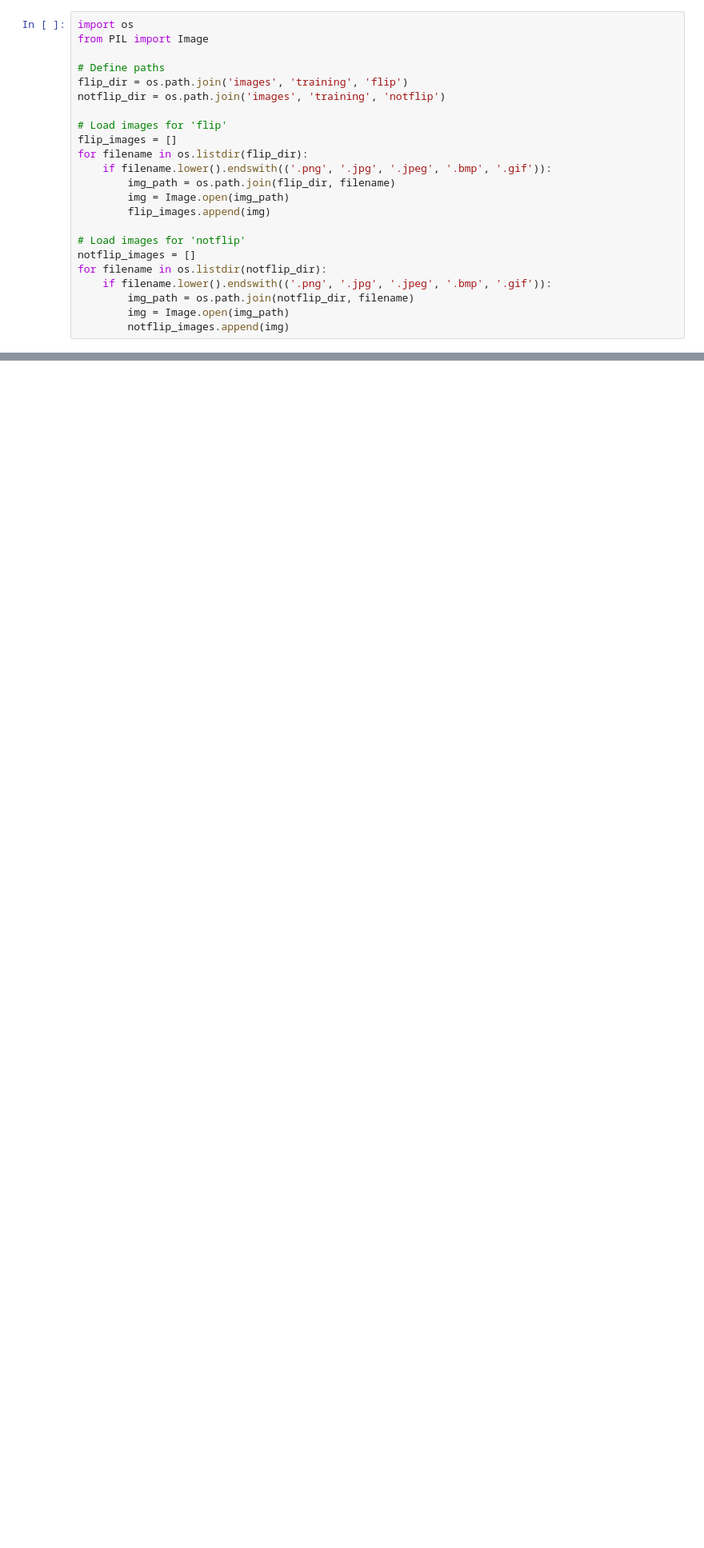
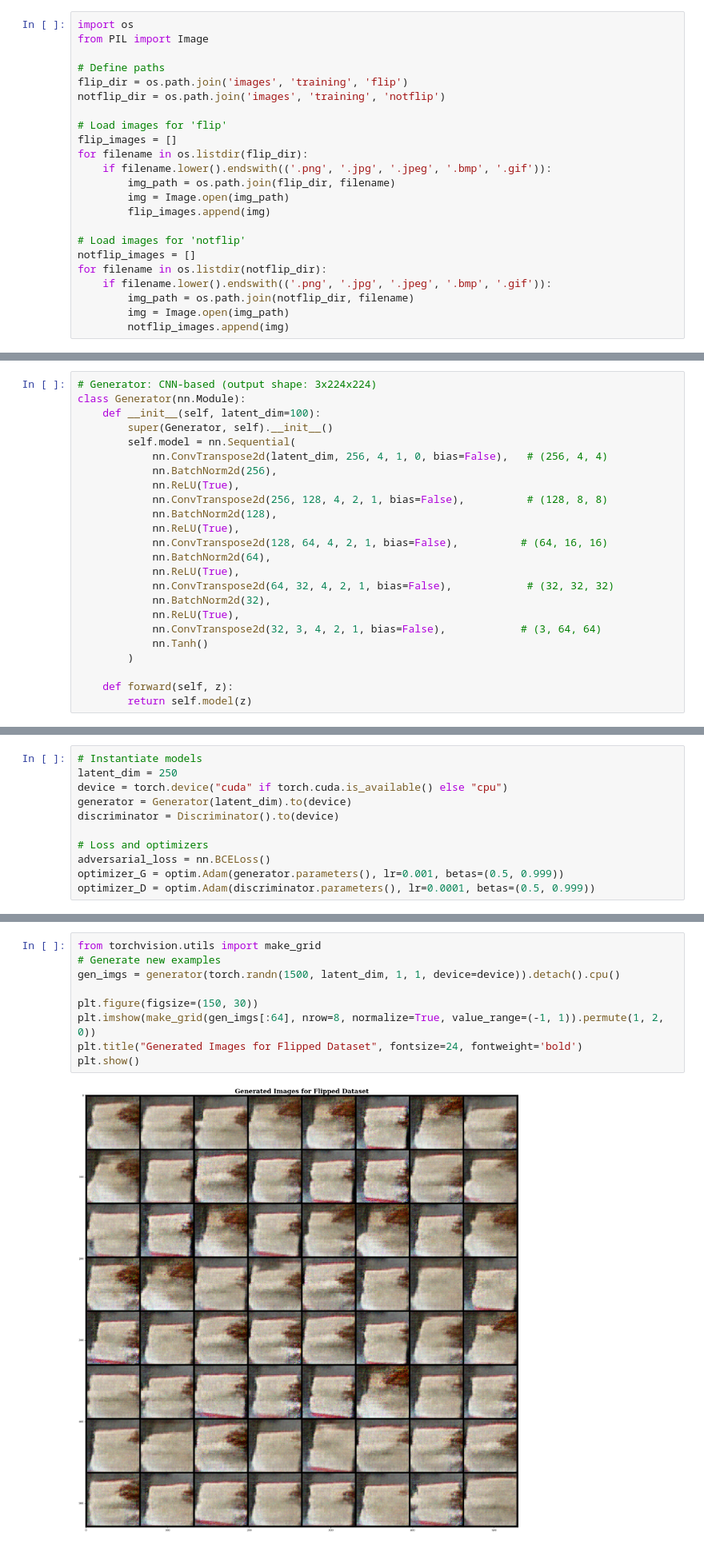
Before and after one commit to SamarpanChakraborty97/ML-Projects, a Jupyter notebook: Project4/monReader_exploration.ipynb, the cells around one changed output, grey strips where cells are left out. Shown at 80% size. Saved outputs shown, nothing was run; the diff lists cells and outputs as text; blank space fills up the shorter version.

```diff
--- a/Project4/monReader_exploration.ipynb
+++ b/Project4/monReader_exploration.ipynb
@@ -303,0 +207,24 @@ visualize_feature_maps(model, flip_images[0], device, 'Feature Maps for Flip Ima
+# %%
+# Generator: CNN-based (output shape: 3x224x224)
+class Generator(nn.Module):
+    def __init__(self, latent_dim=100):
+        super(Generator, self).__init__()
+        self.model = nn.Sequential(
+            nn.ConvTranspose2d(latent_dim, 256, 4, 1, 0, bias=False),   # (256, 4, 4)
+            nn.BatchNorm2d(256),
+            nn.ReLU(True),
+            nn.ConvTranspose2d(256, 128, 4, 2, 1, bias=False),          # (128, 8, 8)
+            nn.BatchNorm2d(128),
+            nn.ReLU(True),
+            nn.ConvTranspose2d(128, 64, 4, 2, 1, bias=False),          # (64, 16, 16)
+            nn.BatchNorm2d(64),
+            nn.ReLU(True),
+            nn.ConvTranspose2d(64, 32, 4, 2, 1, bias=False),            # (32, 32, 32)
+            nn.BatchNorm2d(32),
+            nn.ReLU(True),
+            nn.ConvTranspose2d(32, 3, 4, 2, 1, bias=False),            # (3, 64, 64)
+            nn.Tanh()
+        )
+
+    def forward(self, z):
+        return self.model(z)
@@ -303,0 +253,11 @@ visualize_feature_maps(model, flip_images[0], device, 'Feature Maps for Flip Ima
+# %%
+# Instantiate models
+latent_dim = 250
+device = torch.device("cuda" if torch.cuda.is_available() else "cpu")
+generator = Generator(latent_dim).to(device)
+discriminator = Discriminator().to(device)
+
+# Loss and optimizers
+adversarial_loss = nn.BCELoss()
+optimizer_G = optim.Adam(generator.parameters(), lr=0.001, betas=(0.5, 0.999))
+optimizer_D = optim.Adam(discriminator.parameters(), lr=0.0001, betas=(0.5, 0.999))
@@ -303,0 +328,11 @@ visualize_feature_maps(model, flip_images[0], device, 'Feature Maps for Flip Ima
+# %%
+from torchvision.utils import make_grid
+# Generate new examples
+gen_imgs = generator(torch.randn(1500, latent_dim, 1, 1, device=device)).detach().cpu()
+
+plt.figure(figsize=(150, 30))
+plt.imshow(make_grid(gen_imgs[:64], nrow=8, normalize=True, value_range=(-1, 1)).permute(1, 2, 0))
+plt.title("Generated Images for Flipped Dataset", fontsize=24, fontweight='bold')
+plt.show()
+# %% [output]
+[figure, added]
```
Also changed, not shown: parts of 39 cells of this notebook, 4 other files.
